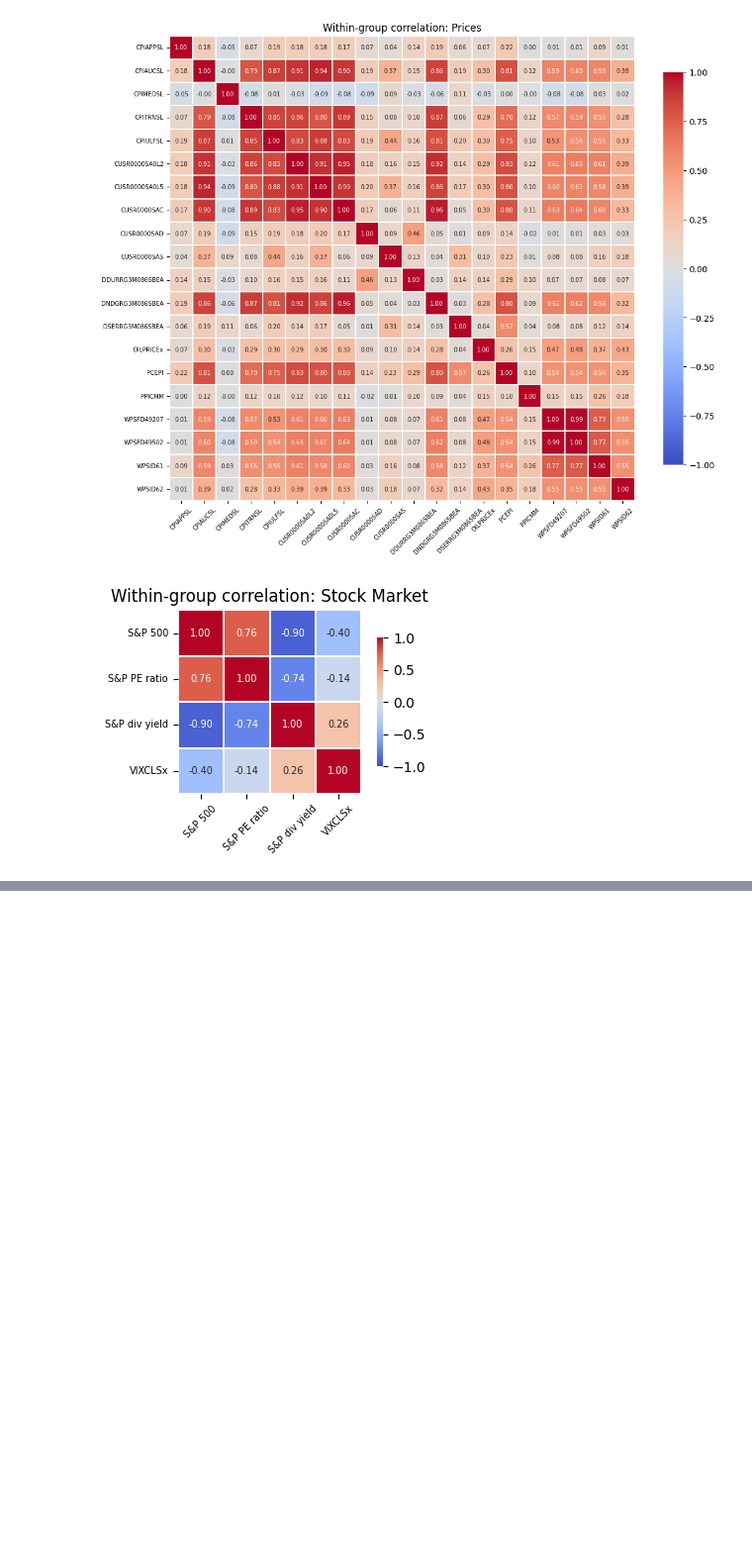
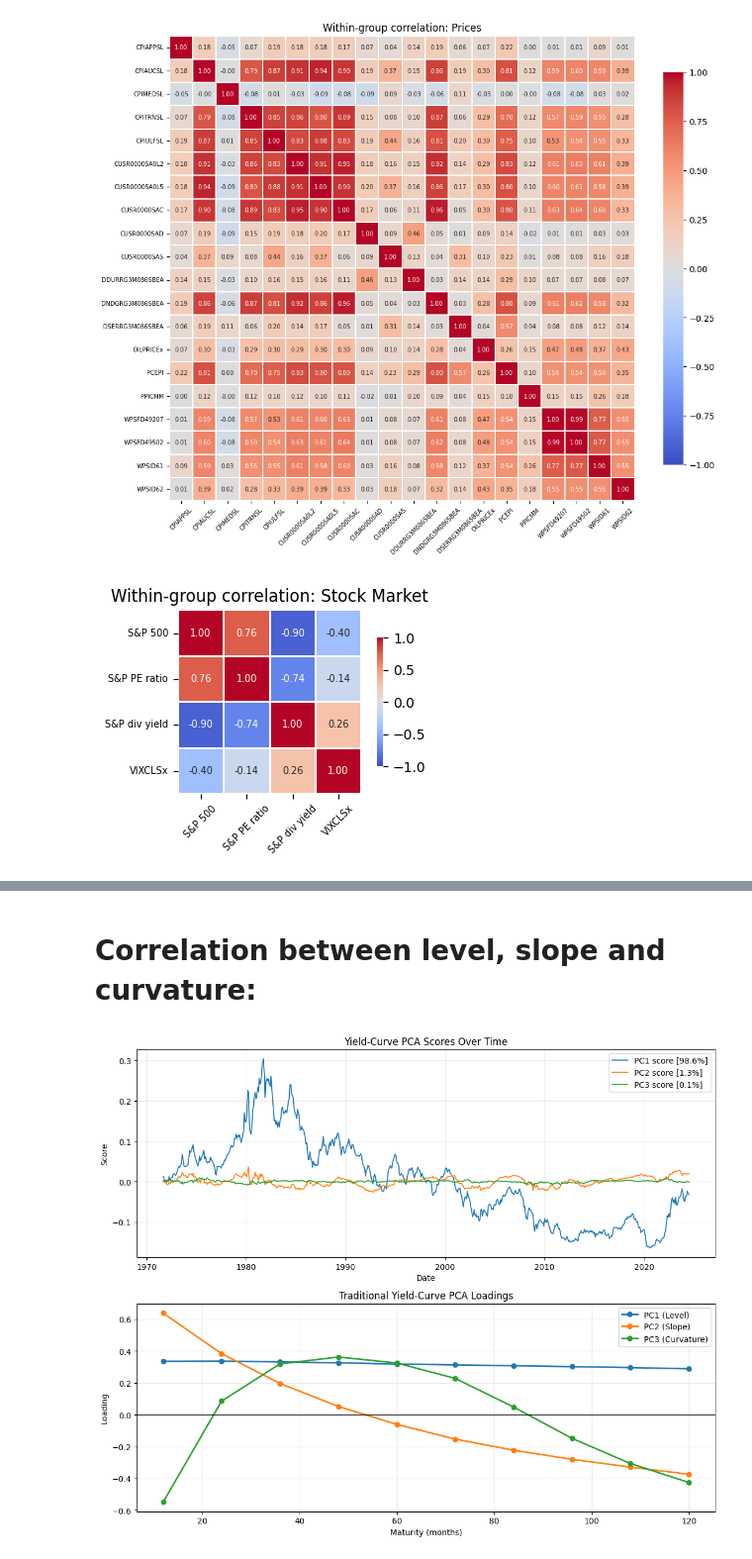
Before and after one commit to myliusen/TIO4900-Replication, a Jupyter notebook: notebooks/eda.ipynb, the cells around one changed output, grey strips where cells are left out. Shown at 99% size. Saved outputs shown, nothing was run; the diff lists cells and outputs as text; code cells hidden in the pictures; blank space fills up the shorter version.

Commit message:
added multirun orchestrator, new ANN models. Expanded EDA plus stability ranking in init.ipynb

```diff
--- a/notebooks/eda.ipynb
+++ b/notebooks/eda.ipynb
@@ -258,0 +275,80 @@ plt.show()
+# %% [markdown]
+# Correlation between level, slope and curvature:
+# %%
+# Traditional level-slope-curvature PCA with score time series + loadings
+import numpy as np
+import pandas as pd
+import matplotlib.pyplot as plt
+import seaborn as sns
+from sklearn.decomposition import PCA
+
+# Use the yield curve cross-section (standard in level/slope/curvature PCA)
+curve_df = X['yields'].copy()
+
+# Extract maturity labels robustly and sort maturities ascending
+if isinstance(curve_df.columns, pd.MultiIndex):
+    maturity_raw = curve_df.columns.get_level_values(-1).astype(str)
+else:
+    maturity_raw = curve_df.columns.astype(str)
+
+maturity_num = pd.to_numeric(maturity_raw, errors='coerce')
+valid = ~maturity_num.isna()
+maturity_num = maturity_num[valid]
+curve_df = curve_df.loc[:, valid]
+
+sort_idx = np.argsort(maturity_num.values)
+maturity_sorted = maturity_num.values[sort_idx]
+curve_sorted = curve_df.iloc[:, sort_idx]
+
+# PCA on sorted curve data
+pca = PCA(n_components=3)
+scores = pca.fit_transform(curve_sorted.values)
+loadings = pca.components_.copy()
+
+# Sign normalization for traditional interpretation
+if np.mean(loadings[0]) < 0:
+    loadings[0] *= -1
+    scores[:, 0] *= -1
+if loadings[1, 0] < loadings[1, -1]:
+    loadings[1] *= -1
+    scores[:, 1] *= -1
+mid = len(maturity_sorted) // 2
+if loadings[2, mid] < 0:
+    loadings[2] *= -1
+    scores[:, 2] *= -1
+
+fig, axes = plt.subplots(2, 1, figsize=(11, 9), sharex=False)
+
+# Top: score time series
+score_labels = [
+    f'PC1 score [{pca.explained_variance_ratio_[0]*100:.1f}%]',
+    f'PC2 score [{pca.explained_variance_ratio_[1]*100:.1f}%]',
+    f'PC3 score [{pca.explained_variance_ratio_[2]*100:.1f}%]'
+ ]
+for i in range(3):
+    sns.lineplot(x=curve_sorted.index, y=scores[:, i], ax=axes[0], label=score_labels[i], linewidth=1.3)
+axes[0].set_title('Yield-Curve PCA Scores Over Time')
+axes[0].set_xlabel('Date')
+axes[0].set_ylabel('Score')
+axes[0].grid(alpha=0.25)
+axes[0].legend()
+
+# Bottom: traditional loading curves
+loading_labels = [
+    'PC1 (Level)',
+    'PC2 (Slope)',
+    'PC3 (Curvature)'
+ ]
+for i in range(3):
+    axes[1].plot(maturity_sorted, loadings[i], marker='o', linewidth=2.0, label=loading_labels[i])
+axes[1].axhline(0.0, color='black', linewidth=0.8, alpha=0.8)
+axes[1].set_title('Traditional Yield-Curve PCA Loadings')
+axes[1].set_xlabel('Maturity (months)')
+axes[1].set_ylabel('Loading')
+axes[1].grid(alpha=0.25)
+axes[1].legend()
+
+plt.tight_layout()
+plt.show()
+# %% [output]
+[figure, added]
```
Also changed, not shown: parts of 1 cell of this notebook, 10 other files.
